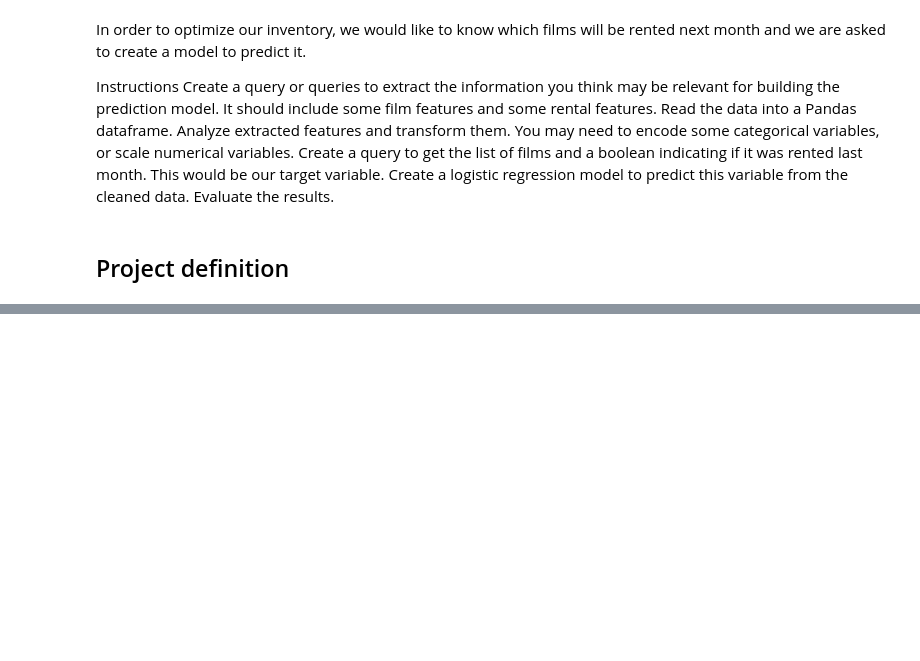
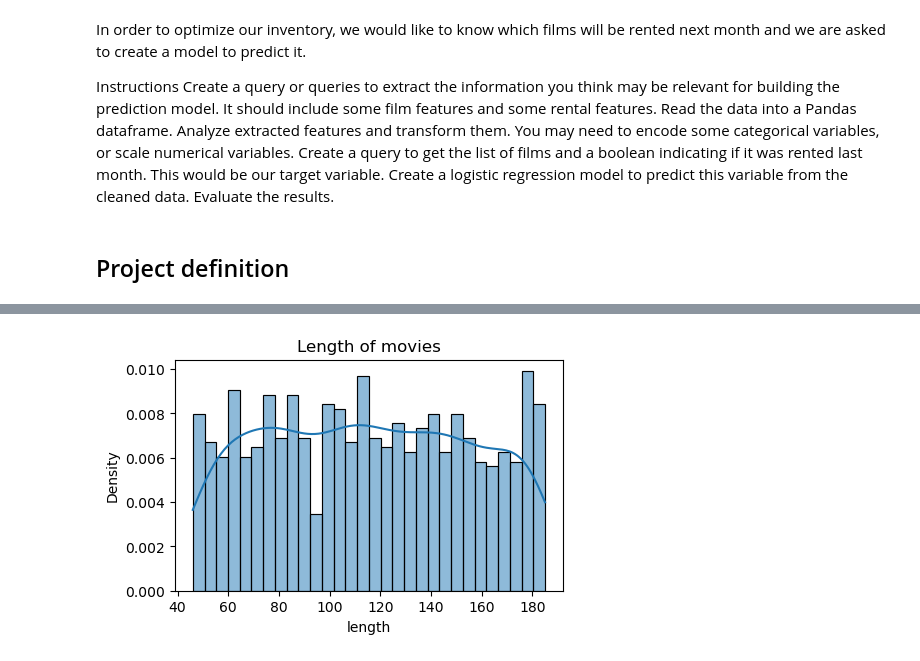
Before and after one commit to nataschaberg/classification-lab-u3, a Jupyter notebook: lab-logreg-sakila.ipynb, the cells around one changed output, grey strips where cells are left out. Cells and saved outputs as stored; diff of their text form; code cells hidden in the pictures; blank space fills up the shorter version.

```diff
--- a/lab-logreg-sakila.ipynb
+++ b/lab-logreg-sakila.ipynb
@@ -98,0 +230,7 @@ data
+# %%
+plt.figure(figsize=(5,3))
+plt.title('Length of movies')
+sns.histplot(data=df['length'], kde=True, stat='density', bins=30)
+plt.show()
+# %% [output]
+[figure, added]
```
Also changed, not shown: parts of 47 cells of this notebook.
